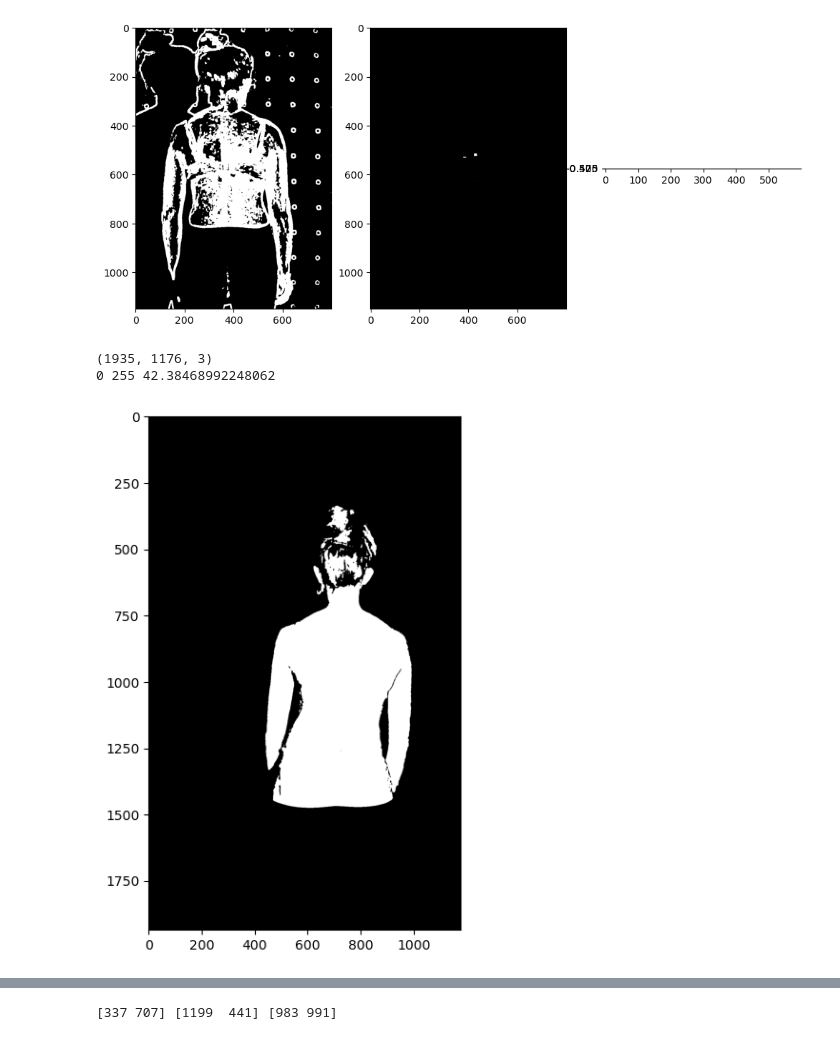
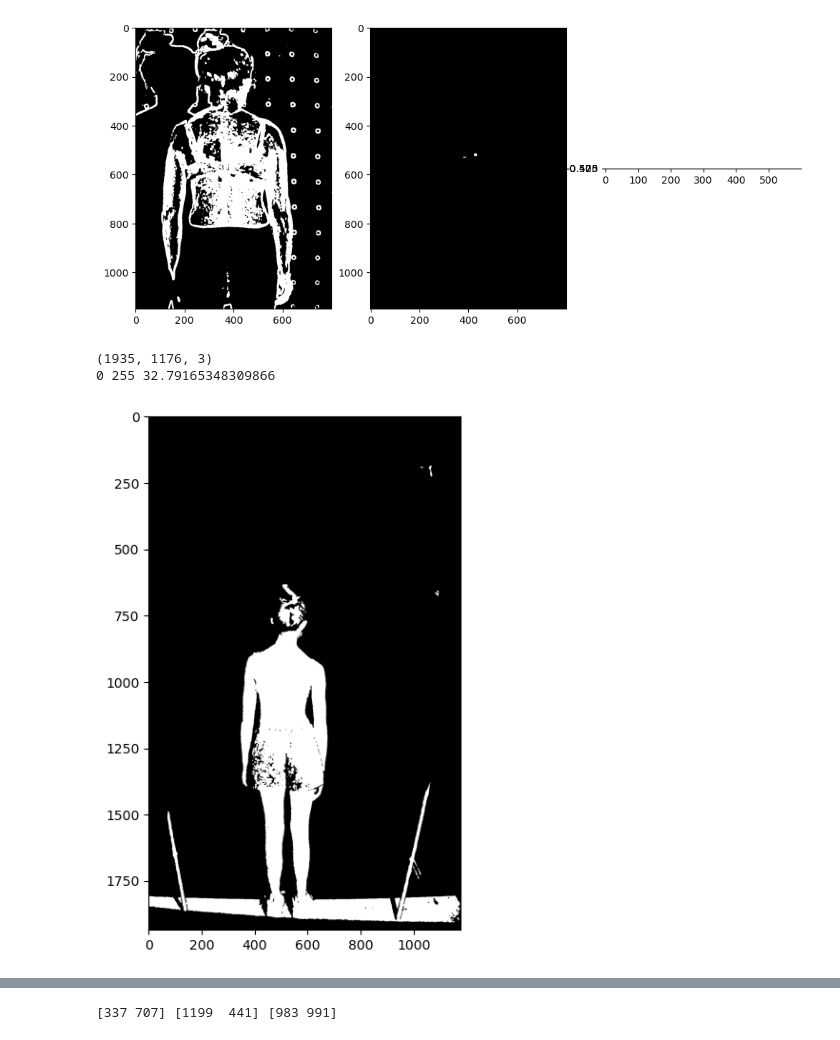
Before and after one commit to ghazalebra/interface_scoliose, a Jupyter notebook: automatic_crop.ipynb, the cells around one changed output, grey strips where cells are left out. Drawn from its saved outputs; the diff is of its cells as text; code cells hidden in the pictures.

```diff
--- a/automatic_crop.ipynb
+++ b/automatic_crop.ipynb
@@ -52,14 +53,14 @@ plt.show()
 522 433
 [figure]
 # %%
-z_nobg = cv2.imread(r'D:\StageE23\Data\Hiver_2022\14-03-2022_Participant1\Prise1\xyz_nobg\Prise1_005943_XYZ_0.png')
+z_nobg = cv2.imread(r'D:\StageE23\Data\Ete_2022\Participant01\BD\Contraint\Prise01\xyz_nobg\BD_contraint_01_005390_XYZ_0.png')
 print(z_nobg.shape)
 print(np.min(z_nobg), np.max(z_nobg), np.mean(z_nobg))
 
 plt.imshow(z_nobg)
 plt.show()
 # %% [output]
 (1935, 1176, 3)
-0 255 42.38468992248062
+0 255 32.79165348309866
-[figure, old version]
+[figure, new version]
 # %%
```
Also changed, not shown: parts of 6 cells of this notebook.
